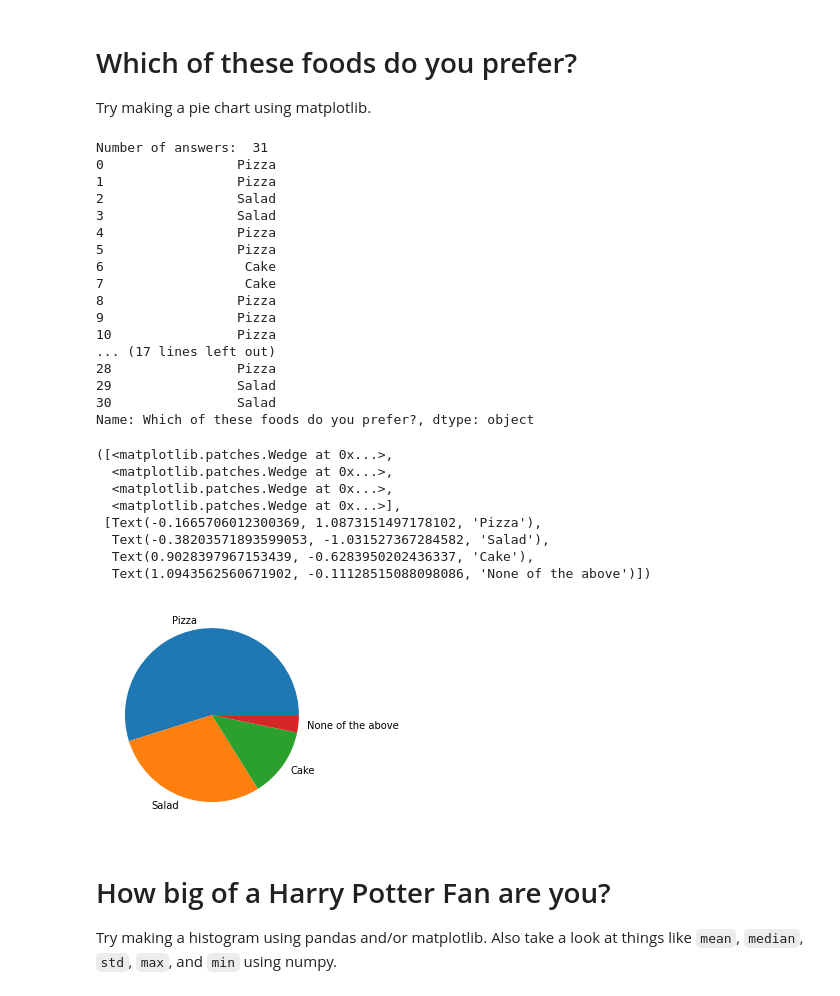
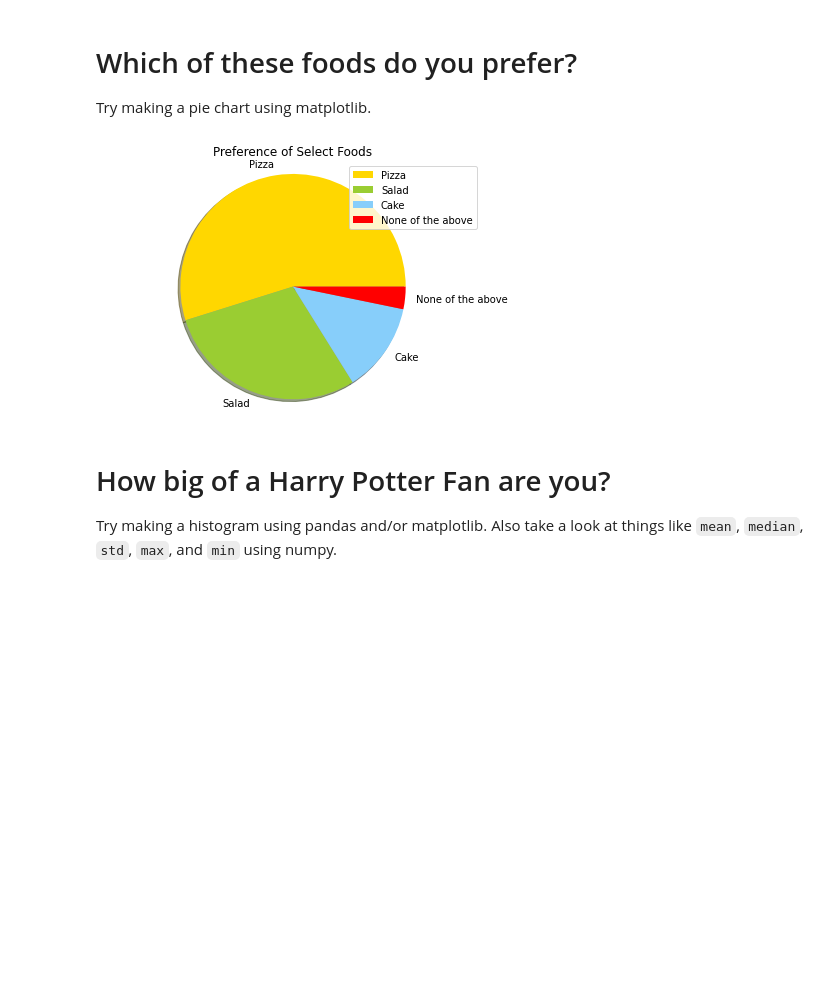
Before and after one commit to Z-EAC/STEM_Python_Course, a Jupyter notebook: 01_Week1/05_PackagesIntro/05_A_packages_activity.ipynb, the cells around one changed output. Cells and saved outputs as stored; diff of their text form; code cells hidden in the pictures; blank space fills up the shorter version.

```diff
--- a/01_Week1/05_PackagesIntro/05_A_packages_activity.ipynb
+++ b/01_Week1/05_PackagesIntro/05_A_packages_activity.ipynb
@@ -118,59 +118,41 @@ Try making a pie chart using matplotlib.
 # %%
 import matplotlib.pyplot as plt
 #Part you can change to fit all answers
 responses = survey_responses["Which of these foods do you prefer?"]
 num_of_ans = len(responses)
 
 #Prints results of this survey question
-print("Number of answers: " , num_of_ans)
-print(responses)
+#print("Number of answers: " , num_of_ans)
+#print(responses)
 
 #Putting all possible answer options in an array
 choices = []
 all_answers = []
 for x in responses:
     if x not in choices:
         choices = choices + [x]
 #print(choices) WORKS
 for x in responses:
     all_answers = all_answers + [x]
 #print(all_answers) WORKS
 
 #adding the number of occurences of an answer choice to a different list
 occurences = []
 for x in choices:
     count = all_answers.count(str(x))
     occurences = occurences + [count]
+#pie chart specifics, matching foods to colors :3
+colors = ["gold","yellowgreen",'lightskyblue','red']
 
-#creating pie chart
-plt.pie(occurences, labels = choices)
+#create the pie chart
+plt.pie(occurences, labels = choices, colors = colors, shadow = True, startangle = 0)
+plt.title("Preference of Select Foods")
+plt.legend(choices, loc="best")
+plt.axis('equal')
+plt.tight_layout()
+plt.show()
 # %% [output]
-Number of answers:  31
-0                 Pizza
-1                 Pizza
-2                 Salad
-3                 Salad
-4                 Pizza
-5                 Pizza
-6                  Cake
-7                  Cake
-8                 Pizza
-9                 Pizza
-10                Pizza
-... (17 lines left out)
-28                Pizza
-29                Salad
-30                Salad
-Name: Which of these foods do you prefer?, dtype: object
-([<matplotlib.patches.Wedge at 0x...>,
-  <matplotlib.patches.Wedge at 0x...>,
-  <matplotlib.patches.Wedge at 0x...>,
-  <matplotlib.patches.Wedge at 0x...>],
- [Text(-0.1665706012300369, 1.0873151497178102, 'Pizza'),
-  Text(-0.38203571893599053, -1.031527367284582, 'Salad'),
-  Text(0.9028397967153439, -0.6283950202436337, 'Cake'),
-  Text(1.0943562560671902, -0.11128515088098086, 'None of the above')])
-[figure, old version]
+[figure, new version]
 # %% [markdown]
 # How big of a Harry Potter Fan are you?
 Try making a histogram using pandas and/or matplotlib. Also take a look at things like `mean`, `median`, `std`, `max`, and `min` using numpy.
```
Also changed, not shown: parts of 2 cells of this notebook.
